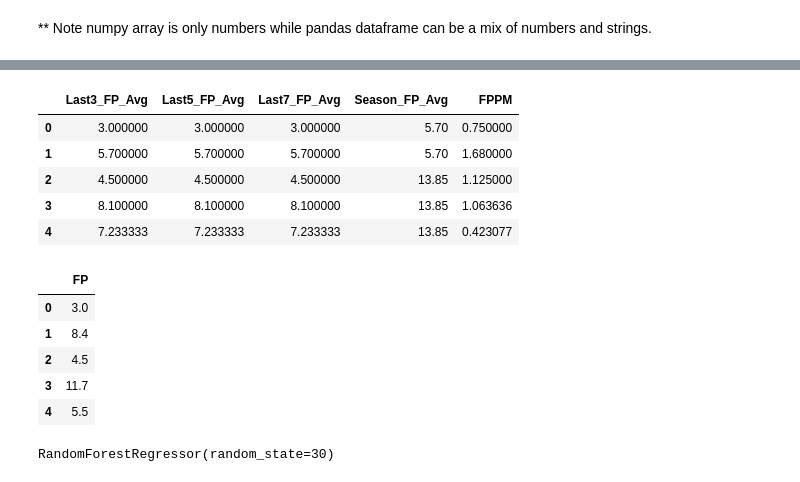
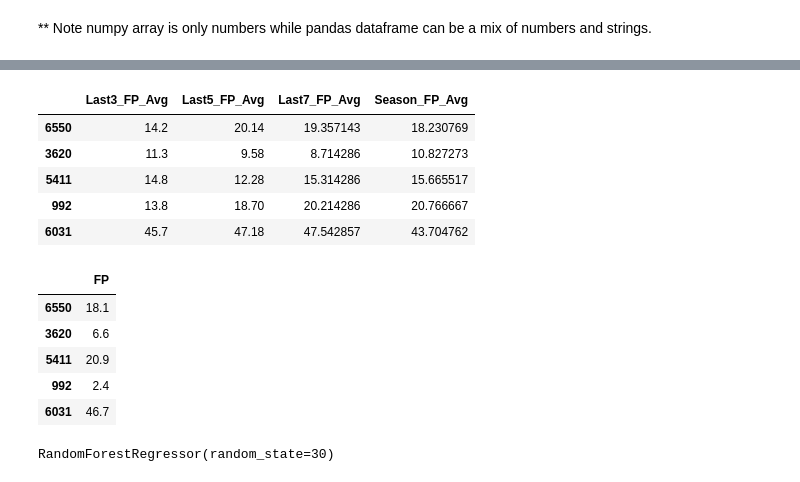
Before and after one commit to ibracken/NBA_Machine_Learning, a Jupyter notebook: scripts/nbaSupervisedLearningFullNBA.ipynb, the cells around one changed output, grey strips where cells are left out. Cells and saved outputs as stored; diff of their text form; code cells hidden in the pictures.

```diff
--- a/scripts/nbaSupervisedLearningFullNBA.ipynb
+++ b/scripts/nbaSupervisedLearningFullNBA.ipynb
@@ -10,6 +10,4 @@ from sklearn.tree import DecisionTreeRegressor
 dataset = pd.read_excel('../data/boxScores.xlsx')
 # Filter out rows where the 'MIN' column is zero
 dataset = dataset[dataset['MIN'] != 0]
-dataset['FPPM'] = dataset['FP'] / dataset['MIN']
-dataset.sort_values(by=['GAME DATE'], ascending = [True], inplace=True)
-dataset.head()
+dataset.sort_values(by=['GAME DATE'], ascending = [False], inplace=True)
@@ -24,4 +13,0 @@ dataset.head()
-# %%
-dataset = dataset[['PLAYER', 'FP', 'Last3_FP_Avg', 'Last5_FP_Avg', 'Last7_FP_Avg', 'Season_FP_Avg', 'FPPM']]
-datasetCM = dataset[dataset['PLAYER'] == 'Cody Martin']
-datasetCM.head()
@@ -34,0 +27,9 @@ datasetCM.head()
+# %%
+# Filter out players who aren't in clusters for accuracy
+clusterdf = pd.read_excel('../data/clusteredPlayers.xlsx')
+clusterdf = clusterdf.drop('Unnamed: 0', axis=1)
+clusterDict = {}
+clusterDict.update(pd.Series(clusterdf['Cluster'].values, index=clusterdf['Player']).to_dict())
+dataset['CLUSTER'] = dataset['PLAYER'].map(clusterDict).astype('category')
+dataset = dataset.dropna(subset=['CLUSTER'])
+len(dataset)
@@ -189,27 +90,28 @@ df1.describe()
 # %%
-dataset = dataset[['PLAYER', 'FP', 'Last3_FP_Avg', 'Last5_FP_Avg', 'Last7_FP_Avg', 'Season_FP_Avg', 'FPPM']]
+dataset = dataset[['PLAYER', 'FP', 'Last3_FP_Avg', 'Last5_FP_Avg', 'Last7_FP_Avg', 'Season_FP_Avg']]
+players = dataset['PLAYER']
 # %%
-featureNames = ['Last3_FP_Avg', 'Last5_FP_Avg', 'Last7_FP_Avg', 'Season_FP_Avg', 'FPPM']
+featureNames = ['Last3_FP_Avg', 'Last5_FP_Avg', 'Last7_FP_Avg', 'Season_FP_Avg']
 labelName = ['FP']
 dfFeatures = dataset[featureNames]
 dfFeatures.head()
 # %% [output]
-|  | Last3_FP_Avg | Last5_FP_Avg | Last7_FP_Avg | Season_FP_Avg | FPPM |
-| 0 | 3.000000 | 3.000000 | 3.000000 | 5.70 | 0.750000 |
-| 1 | 5.700000 | 5.700000 | 5.700000 | 5.70 | 1.680000 |
-| 2 | 4.500000 | 4.500000 | 4.500000 | 13.85 | 1.125000 |
-| 3 | 8.100000 | 8.100000 | 8.100000 | 13.85 | 1.063636 |
-| 4 | 7.233333 | 7.233333 | 7.233333 | 13.85 | 0.423077 |
+|  | Last3_FP_Avg | Last5_FP_Avg | Last7_FP_Avg | Season_FP_Avg |
+| 6550 | 14.2 | 20.14 | 19.357143 | 18.230769 |
+| 3620 | 11.3 | 9.58 | 8.714286 | 10.827273 |
+| 5411 | 14.8 | 12.28 | 15.314286 | 15.665517 |
+| 992 | 13.8 | 18.70 | 20.214286 | 20.766667 |
+| 6031 | 45.7 | 47.18 | 47.542857 | 43.704762 |
 # %%
 dfLabels = dataset[labelName]
 dfLabels.head()
 # %% [output]
 |  | FP |
-| 0 | 3.0 |
-| 1 | 8.4 |
-| 2 | 4.5 |
-| 3 | 11.7 |
-| 4 | 5.5 |
+| 6550 | 18.1 |
+| 3620 | 6.6 |
+| 5411 | 20.9 |
+| 992 | 2.4 |
+| 6031 | 46.7 |
 # %%
 labels = np.array(dfLabels)
 features = np.array(dfFeatures)
```
Also changed, not shown: parts of 26 cells of this notebook, 3 other files.
